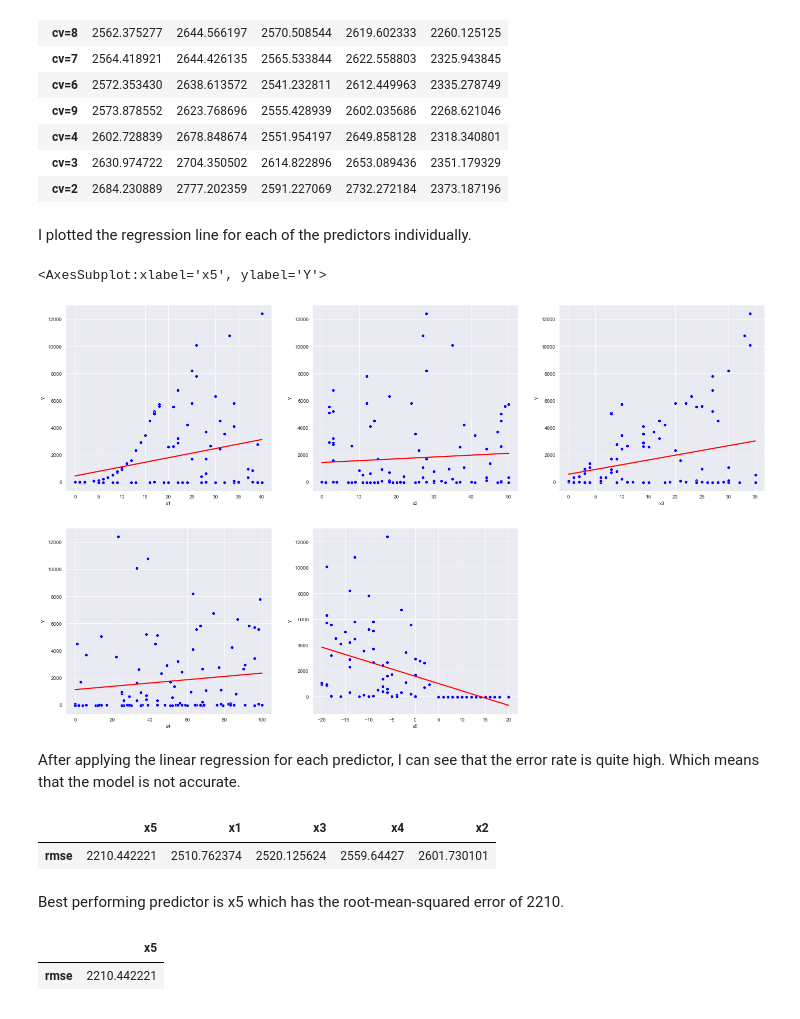
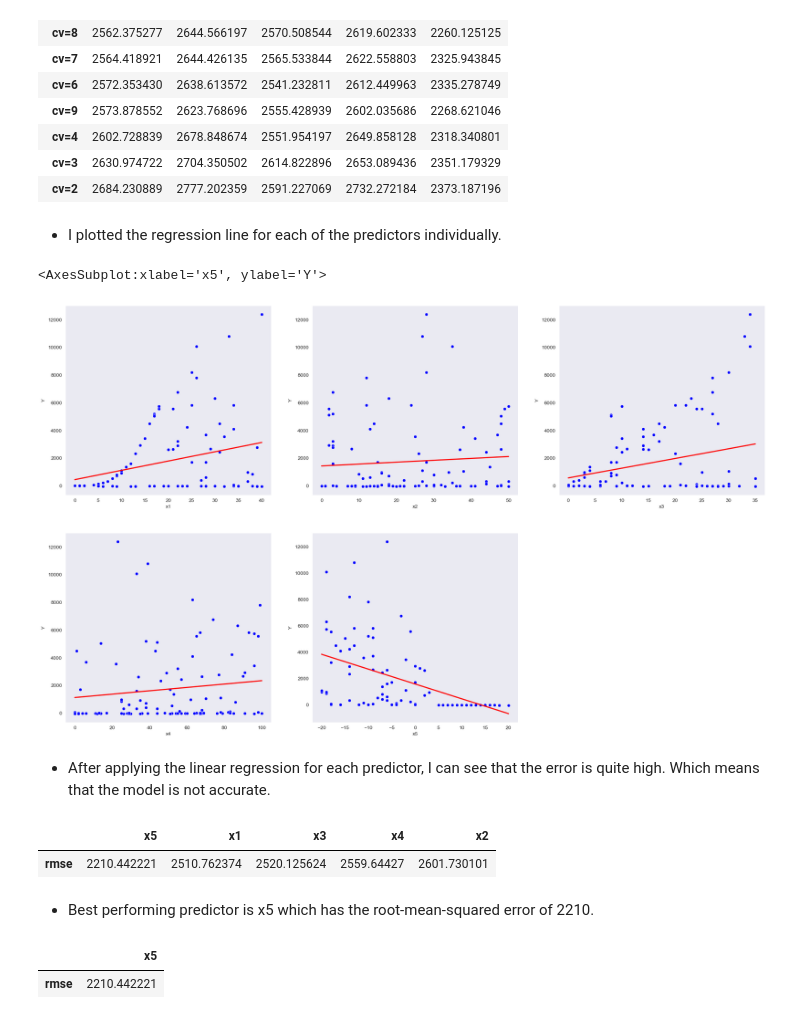
Before and after one commit to sahinozan/CE475-Project, a Jupyter notebook: project.ipynb, the cells around one changed output. Cells and saved outputs as stored; diff of their text form; code cells hidden in the pictures.

```diff
--- a/project.ipynb
+++ b/project.ipynb
@@ -202,33 +212,38 @@ lin_reg_errors.sort_values(by=['x1', 'x2', 'x3', 'x4', 'x5'])
 # %%
 _, cv_predictions, _ = linear_regression(x=dataset[predictors], y=dataset['Y'], cv=10)
 # %% [markdown]
-I plotted the regression line for each of the predictors individually.
+* I plotted the regression line for each of the predictors individually.
 # %%
 plt.figure(figsize=(25, 15))
 plt.subplot(2, 3, 1)
+plt.grid(False)
 sns.scatterplot(x=dataset['x1'], y=dataset['Y'], color='b')
 sns.regplot(x=dataset['x1'], y=cv_predictions, color='r', scatter=False, ci=False)
 
 plt.subplot(2, 3, 2)
+plt.grid(False)
 sns.scatterplot(x=dataset['x2'], y=dataset['Y'], color='b')
 sns.regplot(x=dataset['x2'], y=cv_predictions, color='r', scatter=False, ci=False)
 
 plt.subplot(2, 3, 3)
+plt.grid(False)
 sns.scatterplot(x=dataset['x3'], y=dataset['Y'], color='b')
 sns.regplot(x=dataset['x3'], y=cv_predictions, color='r', scatter=False, ci=False)
 
 plt.subplot(2, 3, 4)
+plt.grid(False)
 sns.scatterplot(x=dataset['x4'], y=dataset['Y'], color='b')
 sns.regplot(x=dataset['x4'], y=cv_predictions, color='r', scatter=False, ci=False)
 
 plt.subplot(2, 3, 5)
+plt.grid(False)
 sns.scatterplot(x=dataset['x5'], y=dataset['Y'], color='b')
 sns.regplot(x=dataset['x5'], y=cv_predictions, color='r', scatter=False, ci=False)
 # %% [output]
 <AxesSubplot:xlabel='x5', ylabel='Y'>
-[figure, old version]
+[figure, new version]
 # %% [markdown]
-After applying the linear regression for each predictor, I can see that the error rate is quite high. Which means that the model is not accurate.
+* After applying the linear regression for each predictor, I can see that the error is quite high. Which means that the model is not accurate.
 # %%
 lin_reg_errors = pd.DataFrame()
 
@@ -242,7 +257,7 @@ lin_reg_errors.sort_values(by='rmse', axis=1, ascending=True)
 |  | x5 | x1 | x3 | x4 | x2 |
 | rmse | 2210.442221 | 2510.762374 | 2520.125624 | 2559.64427 | 2601.730101 |
 # %% [markdown]
-Best performing predictor is x5 which has the root-mean-squared error of 2210.
+* Best performing predictor is x5 which has the root-mean-squared error of 2210.
 # %%
 pd.DataFrame(data=min(lin_reg_errors.min(axis=1)), columns=lin_reg_errors.idxmin(axis=1), index=['rmse'])
 # %% [output]
```
Also changed, not shown: parts of 32 cells of this notebook, 1 other file.
